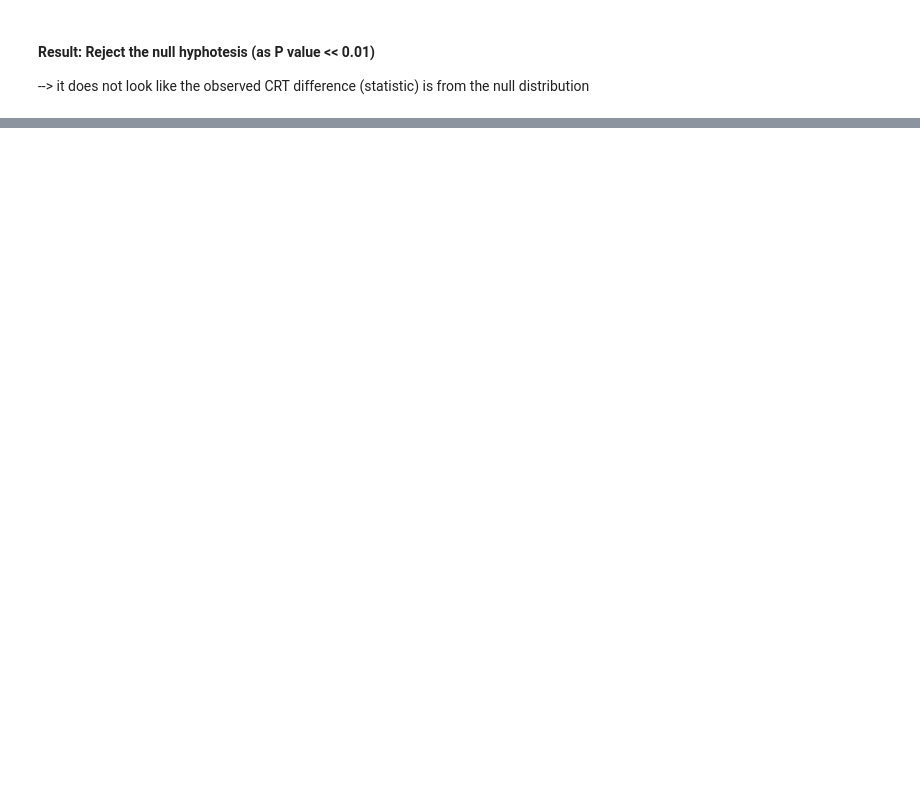
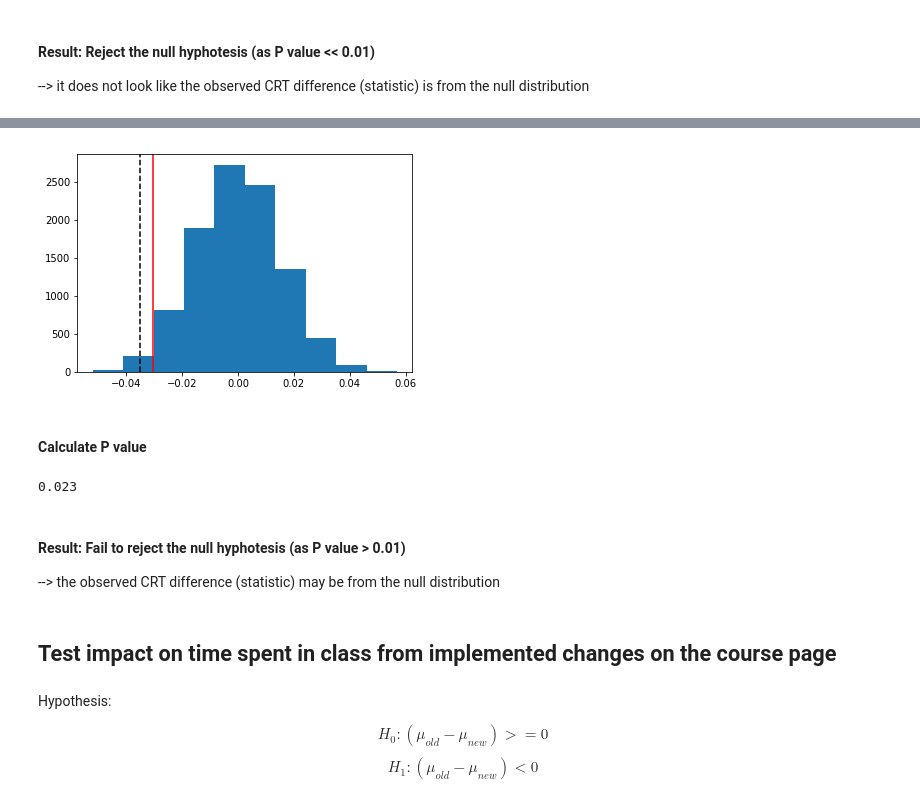
Before and after one commit to VilijaVait/data-analyst-udacity, a Jupyter notebook: exercises/homepage-experiment-case-study.ipynb, the cells around one changed output, grey strips where cells are left out. Cells and saved outputs as stored; diff of their text form; code cells hidden in the pictures; blank space fills up the shorter version.

Commit message:
feat: add new A/B tests to an online education co case study

```diff
--- a/exercises/homepage-experiment-case-study.ipynb
+++ b/exercises/homepage-experiment-case-study.ipynb
@@ -162,0 +232,25 @@ plt.axvline(x=obs_diff, color='red');
+# %%
+diff_dist = np.array(diff_dist)
+null_vals = np.random.normal(0, diff_dist.std(), diff_dist.size)
+# %%
+plt.hist(null_vals)
+plt.axvline(x=obs_diff, color='red')
+plt.axvline(x=np.percentile(null_vals, 1), color='black', ls='dashed');
+# %% [output]
+[figure, added]
+# %% [markdown]
+#### Calculate P value
+# %%
+(null_vals < obs_diff).mean()
+# %% [output]
+0.023
+# %% [markdown]
+#### Result: Fail to reject the null hyphotesis (as P value > 0.01)
+--> the observed CRT difference (statistic) may be from the null distribution
+# %% [markdown]
+## Test impact on time spent in class from implemented changes on the course page
+# %% [markdown]
+Hypothesis:
+
+$$H_0: (\mu_{old} - \mu_{new}) >= 0$$
+$$H_1: (\mu_{old} - \mu_{new}) < 0$$
```
Also changed, not shown: parts of 55 cells of this notebook, 2 other files.
